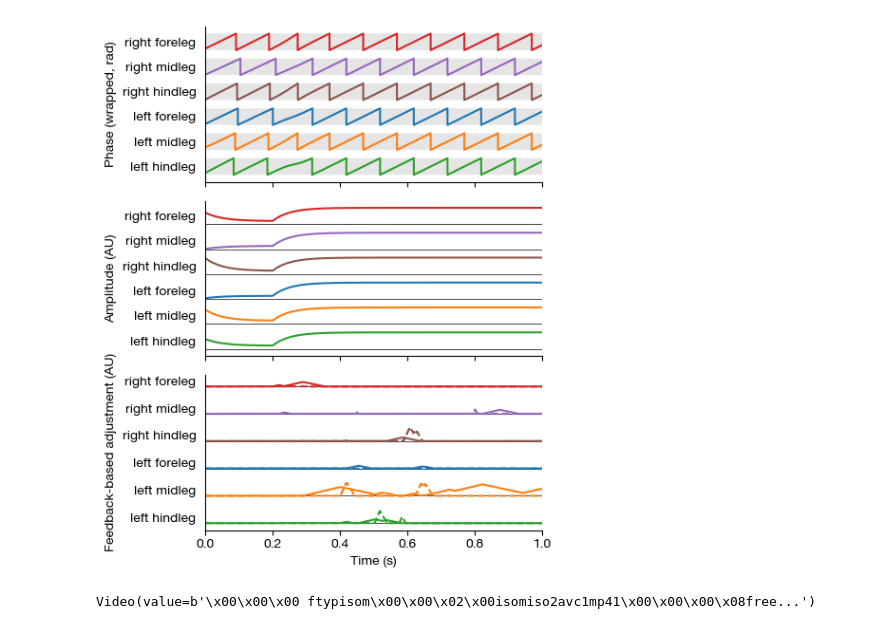
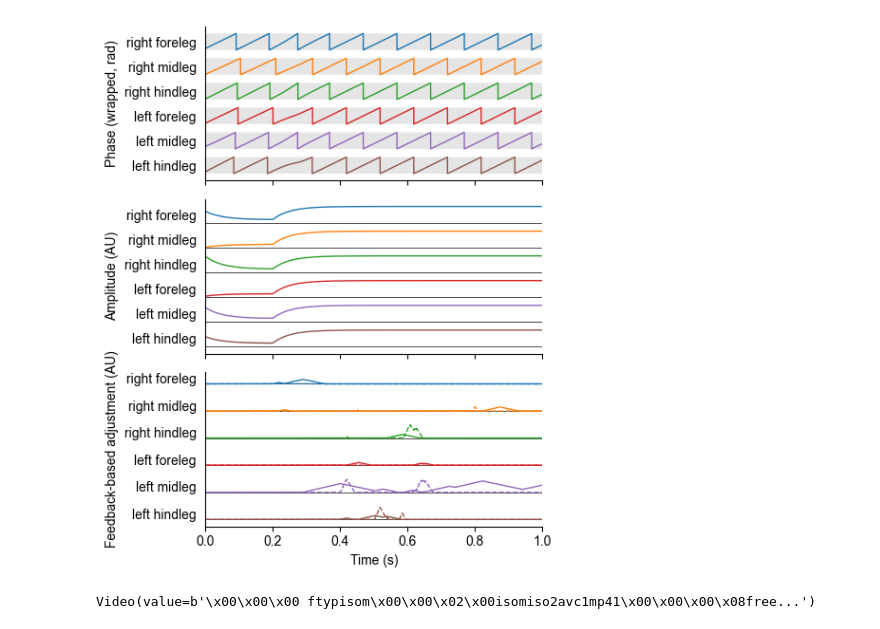
Before and after one commit to NeLy-EPFL/nmf2-paper, a Jupyter notebook: control_signal/hybrid_signal.ipynb, the cells around one changed output. Saved outputs shown, nothing was run; the diff lists cells and outputs as text; code cells hidden in the pictures.

```diff
--- a/control_signal/hybrid_signal.ipynb
+++ b/control_signal/hybrid_signal.ipynb
@@ -24,7 +24,7 @@ from flygym.util.cpg_controller import (
 from tqdm import trange
 import cv2
 # %%
-plt.rcParams['font.family'] = 'Helvetica Neue'
+plt.rcParams['font.family'] = 'Arial'
 plt.rcParams['pdf.fonttype'] = 42
 # %%
 cs_placements = all_tarsi_links = [
@@ -340,6 +340,14 @@ leg_name_lookup = {
     "RH": "right hindleg",
     "LH": "left hindleg",
 }
+color_lookup = {
+    "RF": "C0",
+    "RM": "C1",
+    "RH": "C2",
+    "LF": "C3",
+    "LM": "C4",
+    "LH": "C5",
+}
 
 # rules = [legs_in_hole_increments, legs_w_proximalcontact_increments]
 legs_in_hole_increments = np.array(legs_in_hole_increments)
@@ -354,7 +362,12 @@ ax = axs[0]
 for i, leg_code in enumerate(legs):
     leg_name = leg_name_lookup[leg_code]
     phase_ts = np.mod(phases[:, i], np.pi * 2)
-    ax.plot(time, phase_ts + leg_basey_lookup[leg_name] * np.pi * 3 - np.pi)
+    ax.plot(
+        time,
+        phase_ts + leg_basey_lookup[leg_name] * np.pi * 3 - np.pi,
+        color=color_lookup[leg_code],
+        linewidth=1,
+    )
     ax.fill_between(
         time,
         leg_basey_lookup[leg_name] * np.pi * 3 - np.pi,
@@ -363,6 +376,7 @@ for i, leg_code in enumerate(legs):
         edgecolor="none",
         alpha=0.2,
         zorder=-1,
+        linewidth=1,
     )
 ax.set_yticks(np.array(list(leg_basey_lookup.values())) * np.pi * 3)
 ax.set_yticklabels(list(leg_basey_lookup.keys()))
@@ -375,16 +389,12 @@ ax = axs[1]
 for i, leg_code in enumerate(legs):
     leg_name = leg_name_lookup[leg_code]
     amp_ts = amplitudes[:, i]
-    ax.plot(time, amp_ts + leg_basey_lookup[leg_name] * 1.5 - 0.5)
-    # ax.fill_between(
-    #     time,
-    #     leg_basey_lookup[leg_name] * 1.5 - 0.5,
-    #     leg_basey_lookup[leg_name] * 1.5,
-    #     facecolor="gray",
-    #     edgecolor="none",
-    #     alpha=0.2,
-    #     zorder=-1,
-    # )
+    ax.plot(
+        time,
+        amp_ts + leg_basey_lookup[leg_name] * 1.5 - 0.5,
+        color=color_lookup[leg_code],
+        linewidth=1,
+    )
     ax.axhline(
         leg_basey_lookup[leg_name] * 1.5 - 0.5,
         color="k",
@@ -404,12 +414,19 @@ for i, leg_code in enumerate(legs):
     leg_name = leg_name_lookup[leg_code]
     retraction_ts = legs_in_hole_increments[:, i]
     stumbling_ts = legs_w_proximalcontact_increments[:, i]
-    ax.plot(time, retraction_ts + leg_basey_lookup[leg_name] * 34 - 17, linestyle="-")
+    ax.plot(
+        time,
+        retraction_ts + leg_basey_lookup[leg_name] * 34 - 17,
+        linestyle="-",
+        color=color_lookup[leg_code],
+        linewidth=1,
+    )
     ax.plot(
         time,
         stumbling_ts + leg_basey_lookup[leg_name] * 34 - 17,
         linestyle="--",
-        color=f"C{i}",
+        color=color_lookup[leg_code],
+        linewidth=1,
     )
     ax.axhline(
         leg_basey_lookup[leg_name] * 34 - 17,
@@ -436,4 +449,4 @@ WARNING:fontTools.subset:morx NOT subset; don't know how to subset; dropped
-[figure, old version]
+[figure, new version]
 # %%
 from ipywidgets import Video
 video_path = Path('outputs/hybrid.mp4')
```
Also changed, not shown: parts of 1 cell of this notebook, 3 other files.
